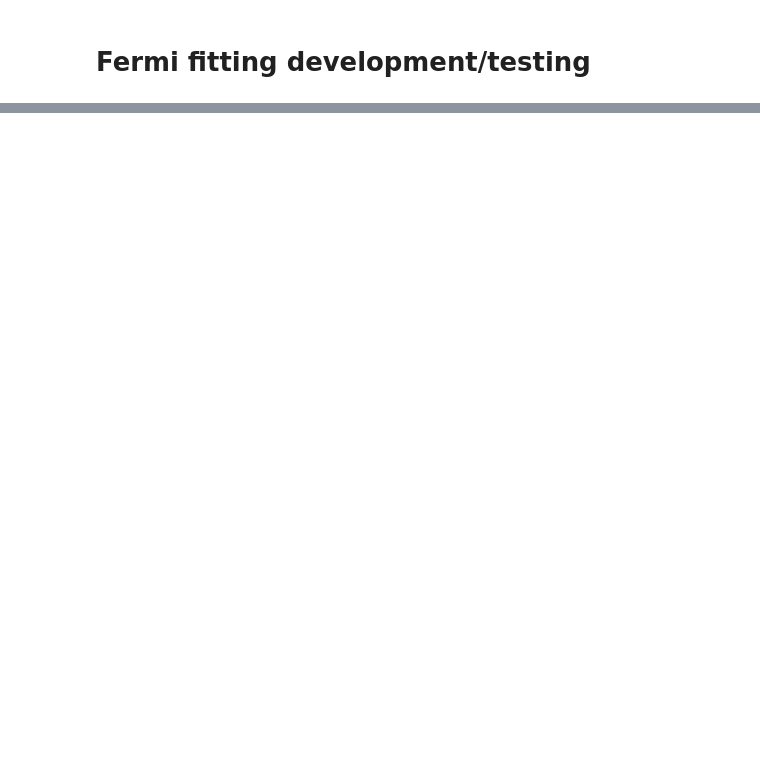
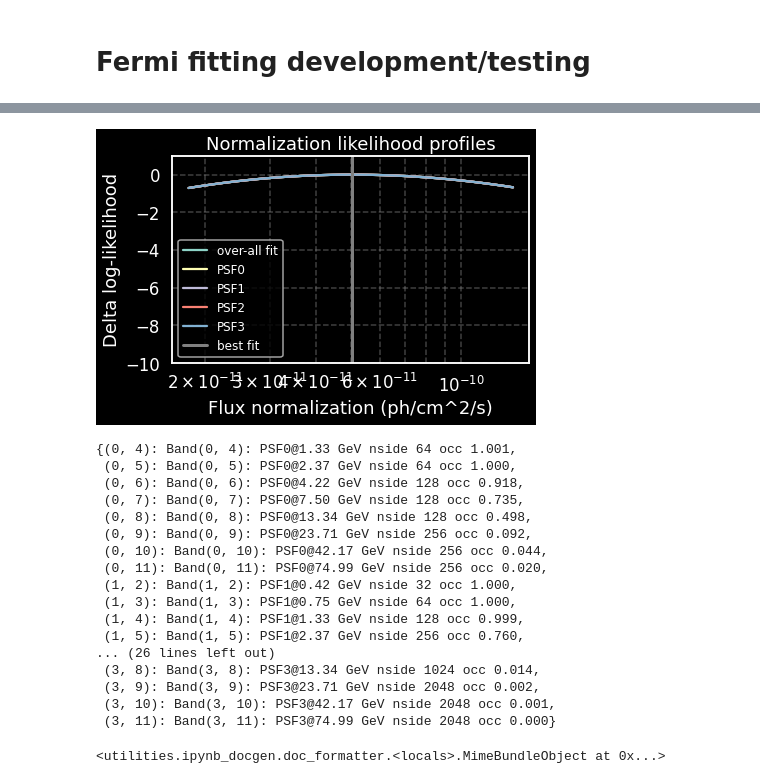
Before and after one commit to tburnett/kerr-diffuse, a Jupyter notebook: fermifit.ipynb, the cells around one changed output, grey strips where cells are left out. Saved outputs shown, nothing was run; the diff lists cells and outputs as text; code cells hidden in the pictures; blank space fills up the shorter version.

```diff
--- a/fermifit.ipynb
+++ b/fermifit.ipynb
@@ -127,0 +146,70 @@ ff.pixel_table
+# %%
+plt.figure(figsize=(6,4))
+
+norm_fit = Lnorm.flux
+lo, hi = Lnorm.errors
+x = np.logspace(np.log10(max(lo * 0.85, 1e-12)), np.log10(hi * 1.15), 120)
+
+pt.select(emin=1000, emax=1200)
+y = Lnorm(x)
+plt.plot(x, y - y.max(), label='over-all fit')
+plt.title('Normalization likelihood profiles')
+
+for ie in range(4):
+    pt.select((ie, 4))
+    y = Lnorm(x)
+    plt.plot(x, y - y.max(), label=f'PSF{ie}')
+
+plt.gca().axvline(norm_fit, color='grey', ls='-', lw=3, label='best fit')
+plt.xscale('log')
+plt.xlabel('Flux normalization (ph/cm^2/s)')
+plt.ylabel('Delta log-likelihood')
+plt.ylim(-10, 1)
+plt.grid(True, which='both', ls='--')
+plt.legend(fontsize=12)
+plt.show()
+pt.select()
+# %% [output]
+[figure, added]
+{(0, 4): Band(0, 4): PSF0@1.33 GeV nside 64 occ 1.001,
+ (0, 5): Band(0, 5): PSF0@2.37 GeV nside 64 occ 1.000,
+ (0, 6): Band(0, 6): PSF0@4.22 GeV nside 128 occ 0.918,
+ (0, 7): Band(0, 7): PSF0@7.50 GeV nside 128 occ 0.735,
+ (0, 8): Band(0, 8): PSF0@13.34 GeV nside 128 occ 0.498,
+ (0, 9): Band(0, 9): PSF0@23.71 GeV nside 256 occ 0.092,
+ (0, 10): Band(0, 10): PSF0@42.17 GeV nside 256 occ 0.044,
+ (0, 11): Band(0, 11): PSF0@74.99 GeV nside 256 occ 0.020,
+ (1, 2): Band(1, 2): PSF1@0.42 GeV nside 32 occ 1.000,
+ (1, 3): Band(1, 3): PSF1@0.75 GeV nside 64 occ 1.000,
+ (1, 4): Band(1, 4): PSF1@1.33 GeV nside 128 occ 0.999,
+ (1, 5): Band(1, 5): PSF1@2.37 GeV nside 256 occ 0.760,
+... (26 lines left out)
+ (3, 8): Band(3, 8): PSF3@13.34 GeV nside 1024 occ 0.014,
+ (3, 9): Band(3, 9): PSF3@23.71 GeV nside 2048 occ 0.002,
+ (3, 10): Band(3, 10): PSF3@42.17 GeV nside 2048 occ 0.001,
+ (3, 11): Band(3, 11): PSF3@74.99 GeV nside 2048 occ 0.000}
+# %%
+fig, axx = plt.subplots(3,1, figsize=(8,8), sharex=True)
+ax,ax2,ax3 = axx
+ax.errorbar(prof['e_mev'], prof['x_fit'], yerr=prof['sig'], fmt='o', markersize=8)
+ax.set_xscale('log')
+# ax2.set_xlabel('Energy (MeV)')
+ax.set_ylabel('Norm fit')
+ax.set_title(f'{selected_name} ')
+e_mev = prof['e_mev']
+ax2.plot(prof['e_mev'], prof['sed'], '.-', )#label='FL16Y SED')
+# ax2.plot(prof['e_mev'], e_mev**2 * new_flux_func(e_mev), '+', label='Norm fit SED')
+ax2.set_xscale('log')
+ax2.set_yscale('log')
+ax2.set_ylabel('SED')#r'$E^2\,dN/dE\ [\mathrm{MeV\,cm^{-2}\,s^{-1}}]$')
+# ax2.legend()
+ax3.scatter(prof.e_mev, 10**prof.x_fit * prof.sed/flux_func['Norm'], )# label='flux fit')
+ax3.plot(prof['e_mev'], e_mev**2 * new_flux_func(e_mev), 'r', label='Norm fit SED')
+ax3.set_xscale('log')
+ax3.set_yscale('log')
+ax3.set_ylabel('Flux fit')
+ax3.set_xlabel('Energy (MeV)')
+# ax3.legend()
+show(fig)
+# %% [output]
+<utilities.ipynb_docgen.doc_formatter.<locals>.MimeBundleObject at 0x...>
```
Also changed, not shown: parts of 10 cells of this notebook, 10 other files.
